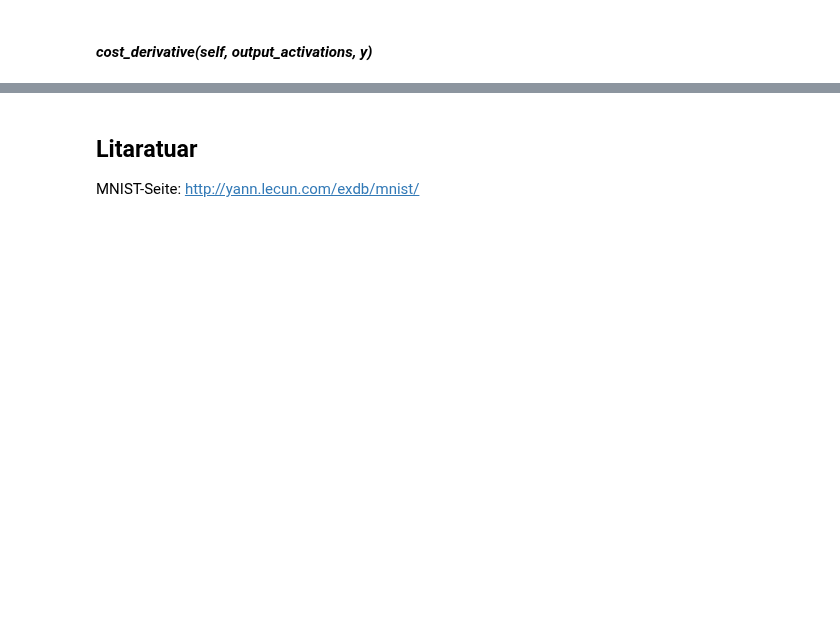
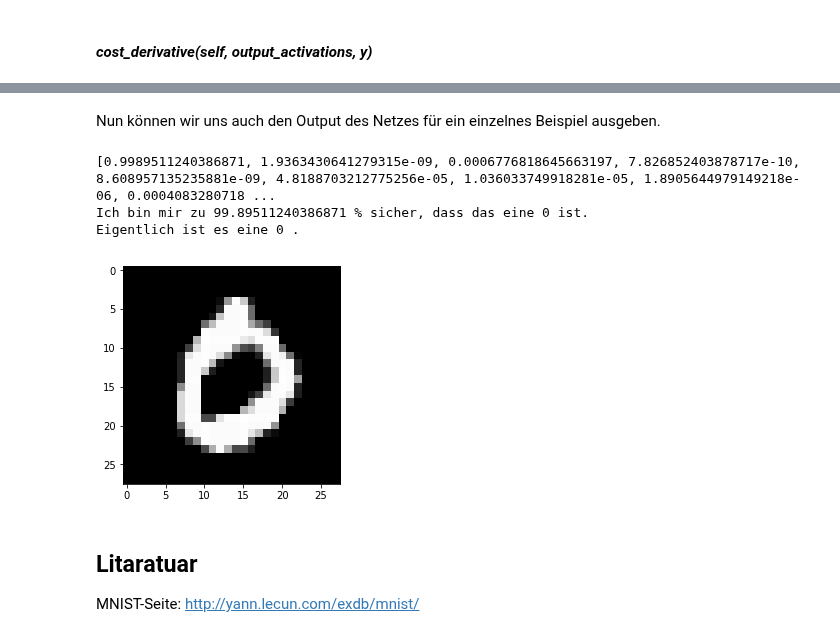
Before and after one commit to CognitiveMusicologyUniversityOfCologne/workgroup-workgroup, a Jupyter notebook: NilsNotebook.ipynb, the cells around one changed output, grey strips where cells are left out. Saved outputs shown, nothing was run; the diff lists cells and outputs as text; code cells hidden in the pictures; blank space fills up the shorter version.

```diff
--- a/Nils_NeuralNets.ipynb
+++ b/NilsNotebook.ipynb
@@ -143,10 +240,6 @@ Jetzt zu dem Code für das Netzwerk selbst:
 class Network(object):
 
     def __init__(self, sizes):
-
-        """Das Array sizes besteht aus den Größen der einzelnen Layer unseres Netzwerkes. In unserem Fall wäre sizes also [784, n, 10], wobei n die Größe unseres Hidden Layers
-        repräsentiert. Im Folgenden werden die weights und biases zufällig gesetzt. Das erste Layer bekommt keine biases, da wir es als Input-Layer benutzen.
-        Die biases werden also nur benutzt, um die Aktivierungen der späteren Layer zu berechnen."""
 
         self.num_layers = len(sizes)
         self.sizes = sizes
@@ -181,26 +274,19 @@ class Network(object):
 
         for x, y in mini_batch:
             delta_nabla_b, delta_nabla_w = self.backprop(x, y)
-                                                                                #Diese Zeile macht die meiste Arbeit. Der Backpropagation-Algorithmus wird unten definiert
-                                                                                #und erklärt. Kurz gesagt gibt er die Ableitung der Kostenfunktion an der Stelle, an der sich das
-                                                                                #Netzwerk momentan befindet. Der Output ist ein Tupel mit den einzelnen Werten der weights und
-                                                                                #biases, mit der gleichen Formatierung wie weights und biases. Mithilfe der Ableitung können wir
-                                                                                #die Kostenfunktion nach und nach minimieren.
+
             nabla_b = [nb+dnb for nb, dnb in zip(nabla_b, delta_nabla_b)]
             nabla_w = [nw+dnw for nw, dnw in zip(nabla_w, delta_nabla_w)]
-                                                                                #In nabla_b und nabla_w speichern wir die durchschnittlichen Änderungen, die wir an
-                                                                                #weights und biases vornehmen müssen, die wir mithilfe des Mini-Batches berechnen.
+
         self.weights = [w-(eta/len(mini_batch))*nw for w, nw in zip(self.weights, nabla_w)]
         self.biases = [b-(eta/len(mini_batch))*nb for b, nb in zip(self.biases, nabla_b)]
-                                                                                #Dann passen wir die weights und biases entsprechend an.
 
 
 
     def evaluate(self, test_data):
         test_results = [(np.argmax(self.feedforward(x)), np.argmax(y)) for (x, y) in test_data]
         return sum(int(x == y) for (x, y) in test_results)
-                                                                                #Diese Funktion lässt das Netzwerk die test_data durchgehen und
-                                                                                #gibt die Anzahl der richtigen Antworten des Netzwerkes aus.
+
 
     def backprop(self, x, y):
         """Diese Funktion gibt den Gradienten der Kostenfunktion in Bezug auf die weights und biases aus. Die Ausgabe findet als Tupel (nabla_b, nabla_w)
@@ -261,7 +369,14 @@ print("Ich habe von",len(test_data),"Beispielen im Test-Set",evaluation,"richtig
+# %% [markdown]
+Nun können wir uns auch den Output des Netzes für ein einzelnes Beispiel ausgeben.
 # %%
-example = 9888
+example = 3
 outp = net.feedforward(x_test[example])
 print(outp)
 print("Ich bin mir zu", np.amax(outp)*100,"% sicher, dass das eine",np.argmax(outp),"ist.")
 imgplot = plt.imshow(bildconv(x_test[example]), cmap="gray")
 print("Eigentlich ist es eine",t_test[example],".")
+# %% [output]
+[0.9989511240386871, 1.9363430641279315e-09, 0.0006776818645663197, 7.826852403878717e-10, 8.608957135235881e-09, 4.8188703212775256e-05, 1.036033749918281e-05, 1.8905644979149218e-06, 0.0004083280718 ...
+Ich bin mir zu 99.89511240386871 % sicher, dass das eine 0 ist.
+Eigentlich ist es eine 0 .
+[figure, added]
```
Also changed, not shown: parts of 32 cells of this notebook.
